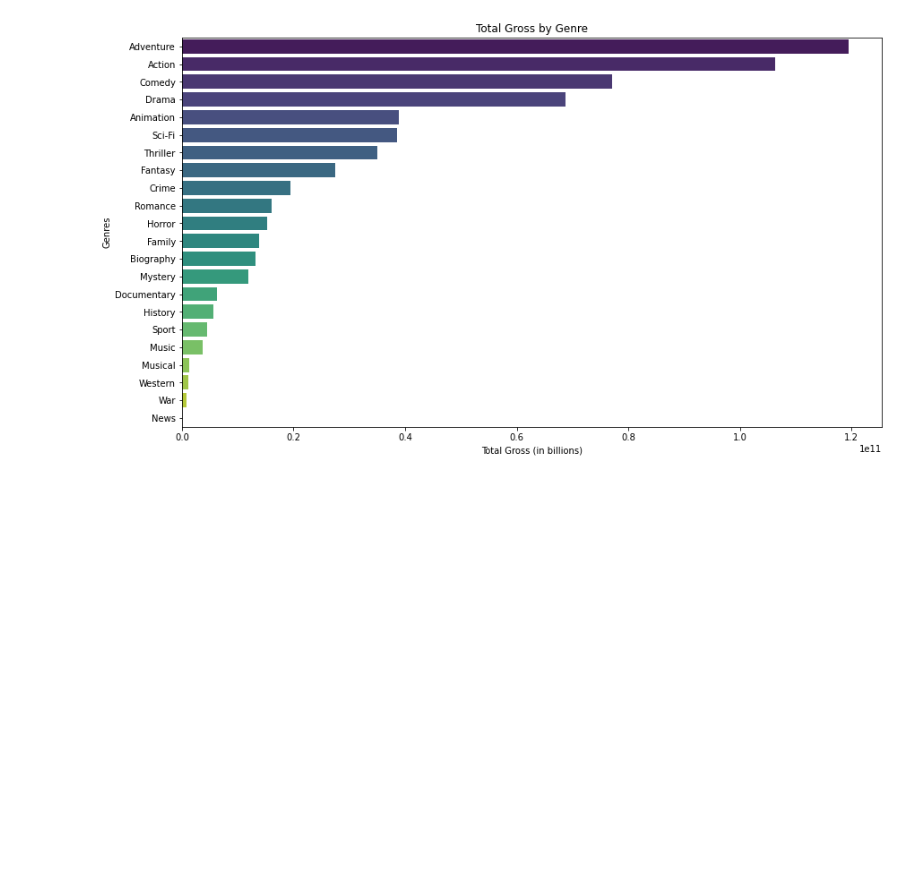
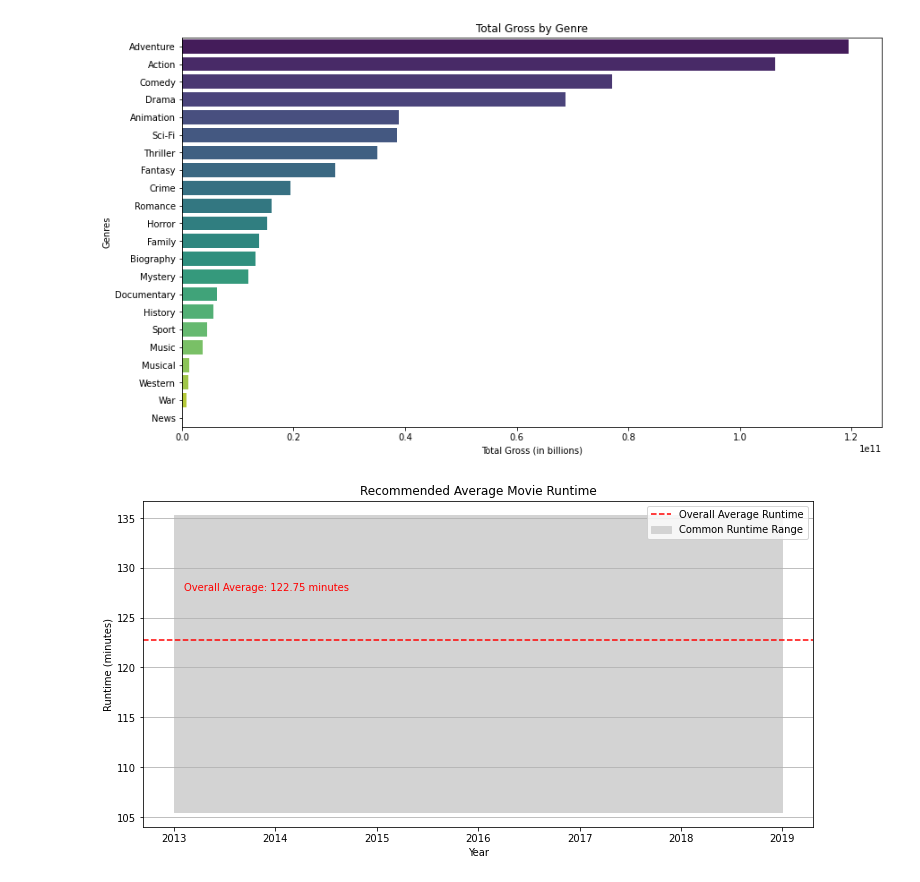
Before and after one commit to Cynthia-Njambi/Moringa-Phase1-Project, a Jupyter notebook: index.ipynb, the cells around one changed output. Drawn from its saved outputs; the diff is of its cells as text; code cells hidden in the pictures; blank space fills up the shorter version.

```diff
--- a/index.ipynb
+++ b/index.ipynb
@@ -387,3 +422,35 @@ plt.ylabel('Genres')
 plt.show()
 # %% [output]
 [figure]
+# %%
+# Calculate the overall average runtime
+overall_average_runtime = imdb_df['runtime_minutes'].mean()
+
+# Determine the common runtime range (25th to 75th percentile)
+common_runtime_range = (imdb_df['runtime_minutes'].quantile(0.25), imdb_df['runtime_minutes'].quantile(0.75))
+
+# Set up the plot
+plt.figure(figsize=(12, 6))
+
+# Plot a horizontal line for the overall average runtime
+plt.axhline(y=overall_average_runtime, color='red', linestyle='--', label='Overall Average Runtime')
+
+# Fill the area between the common runtime range
+plt.fill_between([min(imdb_df['start_year']), max(imdb_df['start_year'])], common_runtime_range[0], common_runtime_range[1], color='lightgrey', label='Common Runtime Range')
+
+# Annotate the overall average runtime
+plt.text(min(imdb_df['start_year']) + 0.1, overall_average_runtime + 5, f'Overall Average: {overall_average_runtime:.2f} minutes', color='red')
+
+# Set labels and title
+plt.xlabel('Year')
+plt.ylabel('Runtime (minutes)')
+plt.title('Recommended Average Movie Runtime')
+
+# Add legend
+plt.legend()
+
+# Show plot
+plt.grid(axis='y')
+plt.show()
+# %% [output]
+[figure, added]
```
Also changed, not shown: parts of 3 cells of this notebook.
